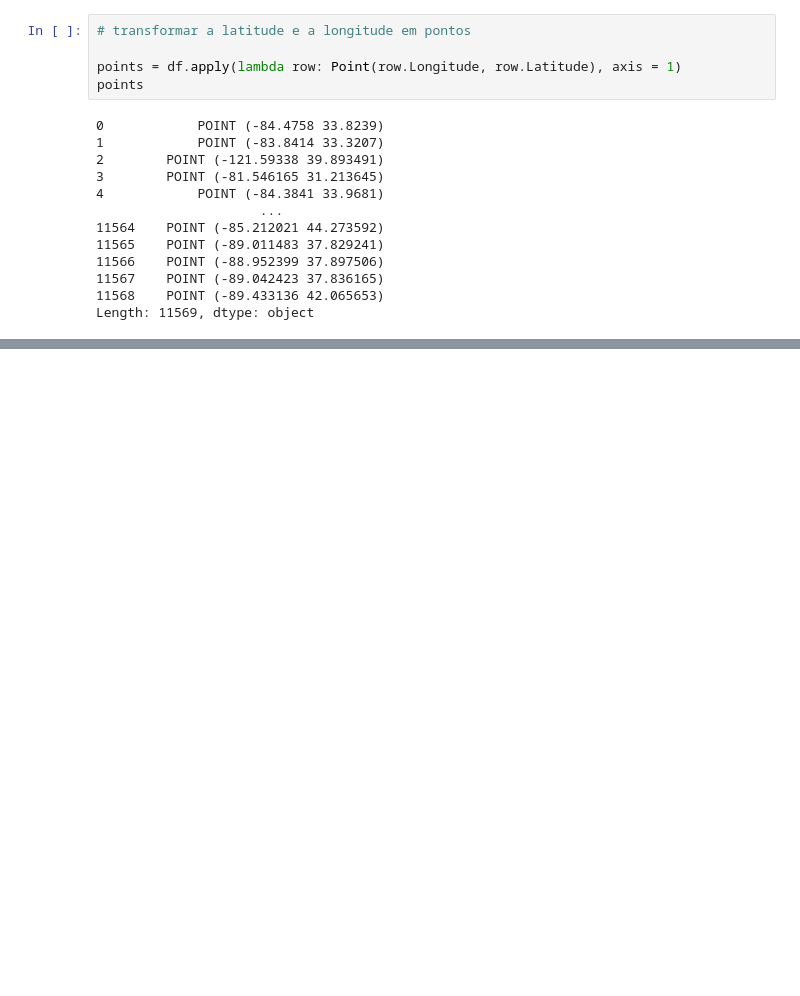
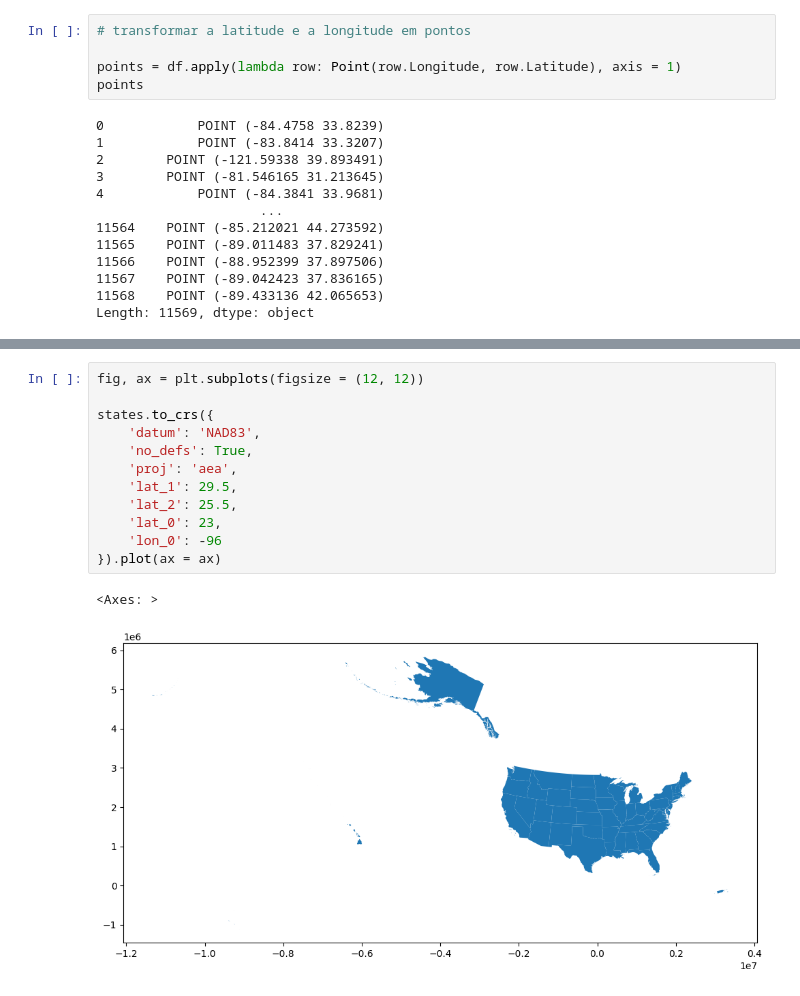
Before and after one commit to leticiafaria7/tools-functions, a Jupyter notebook: geopandas/geopandas.ipynb, the cells around one changed output, grey strips where cells are left out. Cells and saved outputs as stored; diff of their text form; blank space fills up the shorter version.

```diff
--- a/geopandas/geopandas.ipynb
+++ b/geopandas/geopandas.ipynb
@@ -153,0 +173,15 @@ powerplants.plot(markersize = 0.5, c = 'black')
+# %%
+fig, ax = plt.subplots(figsize = (12, 12))
+
+states.to_crs({
+    'datum': 'NAD83',
+    'no_defs': True,
+    'proj': 'aea',
+    'lat_1': 29.5,
+    'lat_2': 25.5,
+    'lat_0': 23,
+    'lon_0': -96
+}).plot(ax = ax)
+# %% [output]
+<Axes: >
+[figure, added]
```
Also changed, not shown: parts of 20 cells of this notebook.
